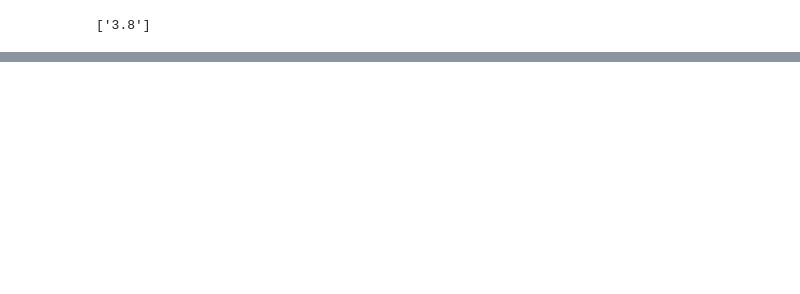
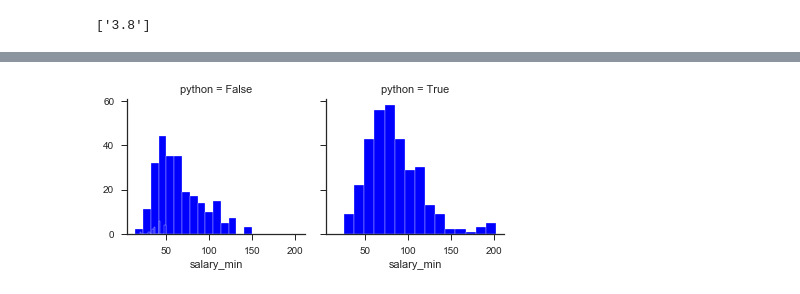
Before and after one commit to EnriqueSPR/ds_salary_project, a Jupyter notebook: Project Ken.ipynb, the cells around one changed output, grey strips where cells are left out. Drawn from its saved outputs; the diff is of its cells as text; code cells hidden in the pictures; blank space fills up the shorter version.

```diff
--- a/Project Ken.ipynb
+++ b/Project Ken.ipynb
@@ -400,0 +440,5 @@ pd.read_csv("Ken Project Data Cleaned.csv")
+# %%
+g = sns.FacetGrid(df2, col="python", hue="hourly")
+g = g.map(plt.hist, "salary_min",bins=15, color="b")
+# %% [output]
+[figure, added]
```
Also changed, not shown: parts of 83 cells of this notebook, 1 other file.
